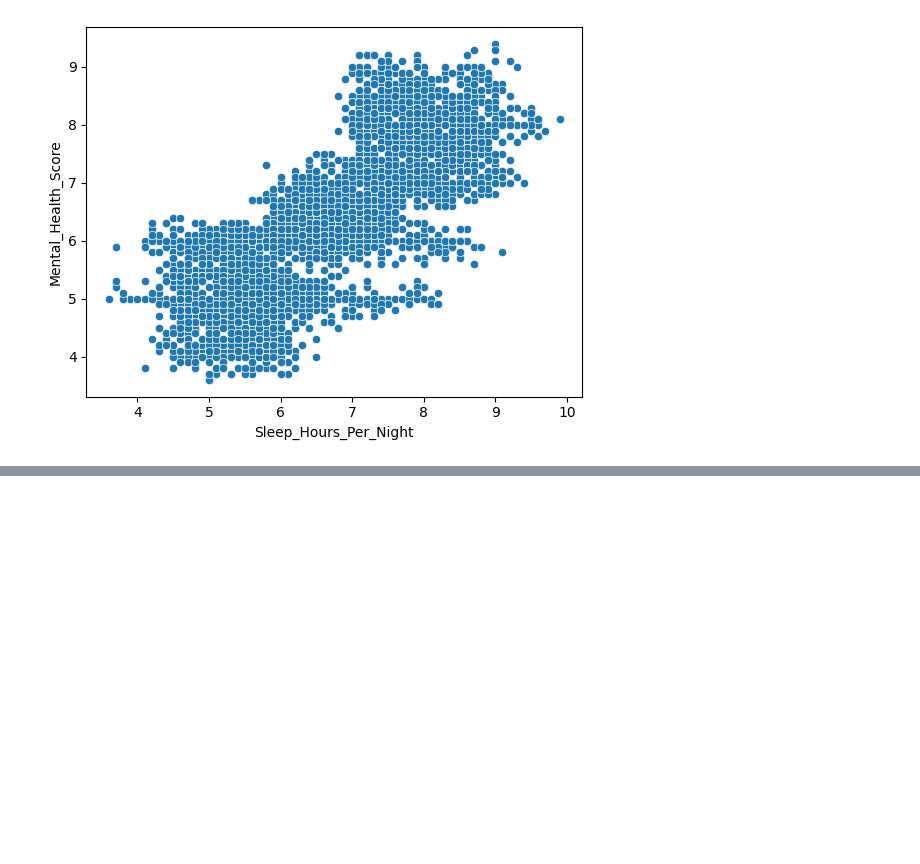
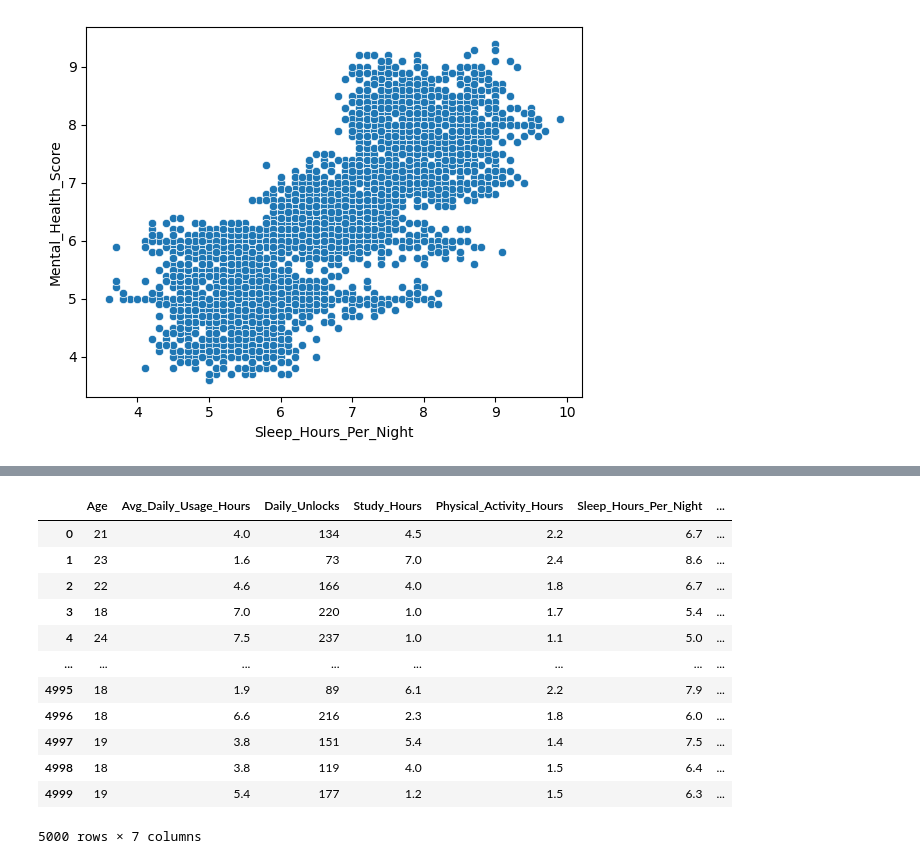
Before and after one commit to Adarsh-0417/Mental_Health_Score_Predictor, a Jupyter notebook: basic.ipynb, the cells around one changed output, grey strips where cells are left out. Cells and saved outputs as stored; diff of their text form; code cells hidden in the pictures; blank space fills up the shorter version.

```diff
--- a/basic.ipynb
+++ b/basic.ipynb
@@ -123,0 +126,17 @@ ValueError: Could not interpret value `Most_Common_Social_Media_Platform` for `x
+# %%
+num_features = df.select_dtypes(include='number')
+num_features
+# %% [output]
+|  | Age | Avg_Daily_Usage_Hours | Daily_Unlocks | Study_Hours | Physical_Activity_Hours | Sleep_Hours_Per_Night | ... |
+| 0 | 21 | 4.0 | 134 | 4.5 | 2.2 | 6.7 | ... |
+| 1 | 23 | 1.6 | 73 | 7.0 | 2.4 | 8.6 | ... |
+| 2 | 22 | 4.6 | 166 | 4.0 | 1.8 | 6.7 | ... |
+| 3 | 18 | 7.0 | 220 | 1.0 | 1.7 | 5.4 | ... |
+| 4 | 24 | 7.5 | 237 | 1.0 | 1.1 | 5.0 | ... |
+| ... | ... | ... | ... | ... | ... | ... | ... |
+| 4995 | 18 | 1.9 | 89 | 6.1 | 2.2 | 7.9 | ... |
+| 4996 | 18 | 6.6 | 216 | 2.3 | 1.8 | 6.0 | ... |
+| 4997 | 19 | 3.8 | 151 | 5.4 | 1.4 | 7.5 | ... |
+| 4998 | 18 | 3.8 | 119 | 4.0 | 1.5 | 6.4 | ... |
+| 4999 | 19 | 5.4 | 177 | 1.2 | 1.5 | 6.3 | ... |
+5000 rows × 7 columns
```
Also changed, not shown: parts of 7 cells of this notebook.
